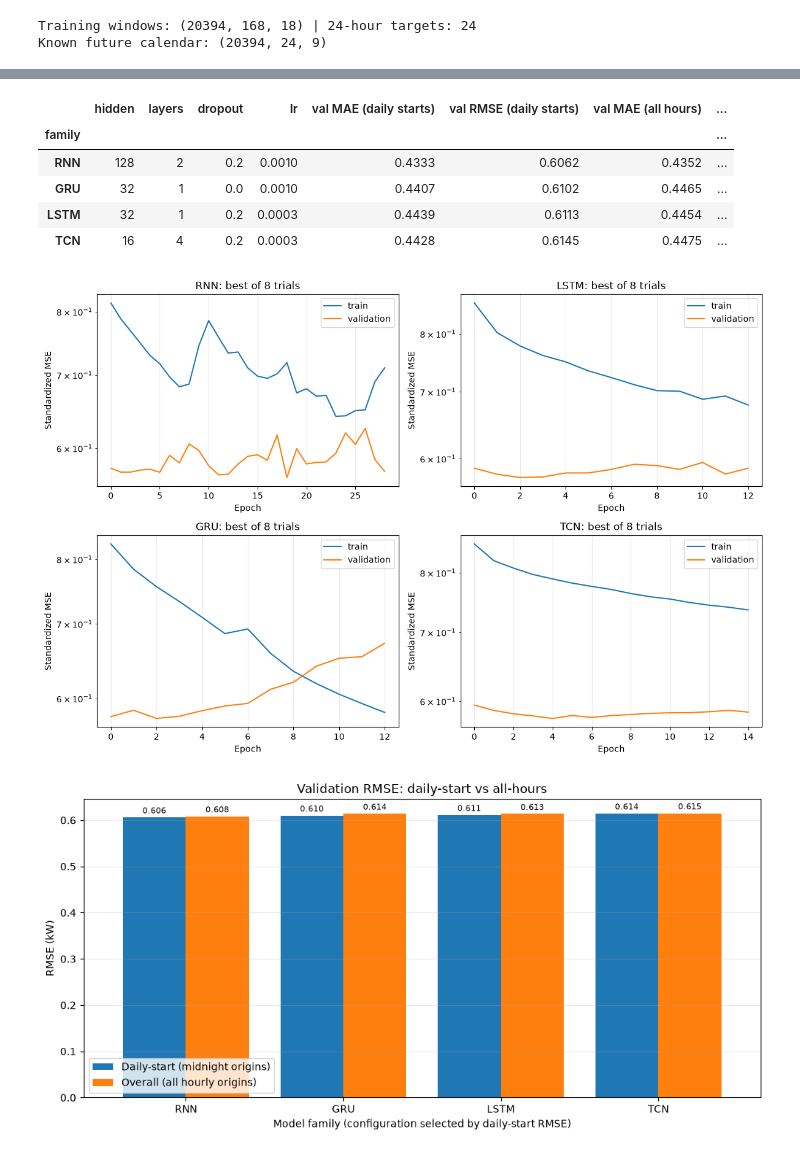
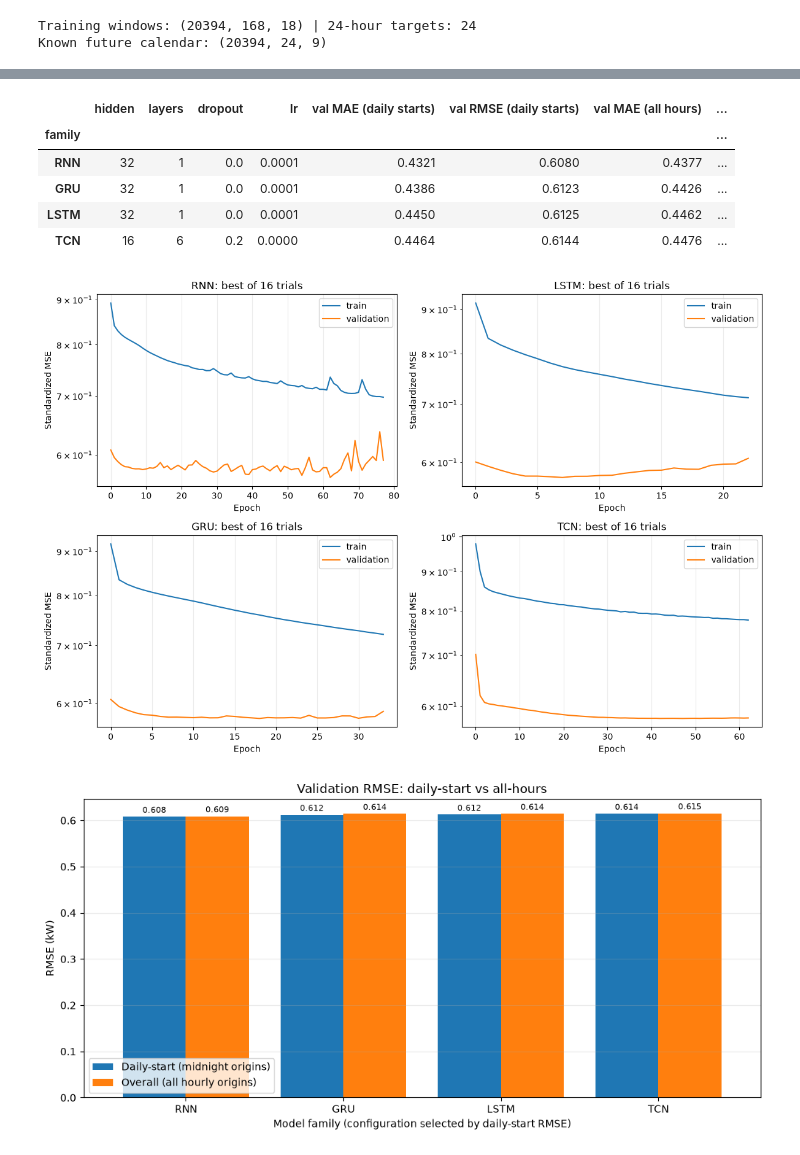
Before and after one commit to ahazen1/AISE4010, a Jupyter notebook: AISE4010_Project_Group11_Stage2.ipynb, the cells around one changed output, grey strips where cells are left out. Drawn from its saved outputs; the diff is of its cells as text; code cells hidden in the pictures.

```diff
--- a/AISE4010_Project_Group11_Stage2.ipynb
+++ b/AISE4010_Project_Group11_Stage2.ipynb
@@ -242,7 +242,7 @@ import time
 from torch import nn
 
 BATCH = 64
-MAX_EPOCHS, PATIENCE = 100, 10
+MAX_EPOCHS, PATIENCE = 150, 15
 
 def evaluate(y_true, y_pred, mask=None):
     error = y_pred - y_true
@@ -264,7 +264,7 @@ def predict(model, X, future):
         ]
     return torch.cat(batches).numpy()
 
-def fit(build, train, val, lr=3e-4, batch_size=BATCH, weight_decay=1e-2,
+def fit(build, train, val, lr=1e-4, batch_size=BATCH, weight_decay=1e-2,
         max_epochs=MAX_EPOCHS, patience=PATIENCE):
     """Train with validation-MSE early stopping and return the best checkpoint and loss history."""
     set_seed()
@@ -404,26 +404,42 @@ Each model consumes `(batch, 168, features)` plus calendar covariates shaped `(b
 import os
 import matplotlib.pyplot as plt
 
-# Eight comparable configurations are evaluated for every family (32 fits total).
+# Sixteen comparable configurations are evaluated for every family (64 fits total).
 recurrent_trials = [
-    {'hidden': 32, 'layers': 1, 'dropout': 0.0, 'lr': 1e-3},
-    {'hidden': 32, 'layers': 2, 'dropout': 0.1, 'lr': 3e-4},
-    {'hidden': 64, 'layers': 1, 'dropout': 0.2, 'lr': 1e-4},
-    {'hidden': 64, 'layers': 2, 'dropout': 0.0, 'lr': 3e-4},
-    {'hidden': 128, 'layers': 1, 'dropout': 0.1, 'lr': 1e-4},
-    {'hidden': 128, 'layers': 2, 'dropout': 0.2, 'lr': 1e-3},
-    {'hidden': 32, 'layers': 1, 'dropout': 0.2, 'lr': 3e-4},
-    {'hidden': 64, 'layers': 2, 'dropout': 0.1, 'lr': 1e-3},
+    {'hidden': 32, 'layers': 1, 'dropout': 0.0, 'lr': 1e-4},
+    {'hidden': 32, 'layers': 2, 'dropout': 0.1, 'lr': 3e-5},
+    {'hidden': 64, 'layers': 1, 'dropout': 0.2, 'lr': 1e-5},
+    {'hidden': 64, 'layers': 2, 'dropout': 0.0, 'lr': 3e-5},
+    {'hidden': 128, 'layers': 1, 'dropout': 0.1, 'lr': 1e-5},
+    {'hidden': 128, 'layers': 2, 'dropout': 0.2, 'lr': 1e-4},
+    {'hidden': 32, 'layers': 1, 'dropout': 0.2, 'lr': 3e-5},
+    {'hidden': 64, 'layers': 2, 'dropout': 0.1, 'lr': 1e-4},
+    {'hidden': 32, 'layers': 1, 'dropout': 0.1, 'lr': 1e-5},
+    {'hidden': 32, 'layers': 2, 'dropout': 0.0, 'lr': 1e-4},
+    {'hidden': 64, 'layers': 1, 'dropout': 0.0, 'lr': 3e-5},
+    {'hidden': 64, 'layers': 2, 'dropout': 0.2, 'lr': 1e-5},
+    {'hidden': 128, 'layers': 1, 'dropout': 0.0, 'lr': 3e-5},
+    {'hidden': 128, 'layers': 2, 'dropout': 0.1, 'lr': 1e-5},
+    {'hidden': 32, 'layers': 2, 'dropout': 0.2, 'lr': 1e-5},
+    {'hidden': 64, 'layers': 1, 'dropout': 0.1, 'lr': 1e-4},
 ]
 tcn_trials = [
-    {'hidden': 16, 'layers': 4, 'dropout': 0.0, 'kernel_size': 3, 'lr': 1e-3},
-    {'hidden': 16, 'layers': 6, 'dropout': 0.1, 'kernel_size': 3, 'lr': 3e-4},
-    {'hidden': 32, 'layers': 4, 'dropout': 0.2, 'kernel_size': 3, 'lr': 1e-4},
-    {'hidden': 32, 'layers': 6, 'dropout': 0.0, 'kernel_size': 3, 'lr': 3e-4},
-    {'hidden': 64, 'layers': 4, 'dropout': 0.1, 'kernel_size': 3, 'lr': 1e-4},
-    {'hidden': 64, 'layers': 6, 'dropout': 0.2, 'kernel_size': 3, 'lr': 1e-3},
-    {'hidden': 16, 'layers': 4, 'dropout': 0.2, 'kernel_size': 3, 'lr': 3e-4},
-    {'hidden': 32, 'layers': 6, 'dropout': 0.1, 'kernel_size': 3, 'lr': 1e-3},
+    {'hidden': 16, 'layers': 4, 'dropout': 0.0, 'kernel_size': 3, 'lr': 1e-4},
+    {'hidden': 16, 'layers': 6, 'dropout': 0.1, 'kernel_size': 3, 'lr': 3e-5},
+    {'hidden': 32, 'layers': 4, 'dropout': 0.2, 'kernel_size': 3, 'lr': 1e-5},
+    {'hidden': 32, 'layers': 6, 'dropout': 0.0, 'kernel_size': 3, 'lr': 3e-5},
+    {'hidden': 64, 'layers': 4, 'dropout': 0.1, 'kernel_size': 3, 'lr': 1e-5},
+    {'hidden': 64, 'layers': 6, 'dropout': 0.2, 'kernel_size': 3, 'lr': 1e-4},
+    {'hidden': 16, 'layers': 4, 'dropout': 0.2, 'kernel_size': 3, 'lr': 3e-5},
+    {'hidden': 32, 'layers': 6, 'dropout': 0.1, 'kernel_size': 3, 'lr': 1e-4},
+    {'hidden': 16, 'layers': 6, 'dropout': 0.0, 'kernel_size': 3, 'lr': 1e-5},
+    {'hidden': 16, 'layers': 4, 'dropout': 0.1, 'kernel_size': 3, 'lr': 1e-4},
+    {'hidden': 32, 'layers': 4, 'dropout': 0.0, 'kernel_size': 3, 'lr': 3e-5},
+    {'hidden': 32, 'layers': 6, 'dropout': 0.2, 'kernel_size': 3, 'lr': 1e-5},
+    {'hidden': 64, 'layers': 4, 'dropout': 0.0, 'kernel_size': 3, 'lr': 3e-5},
+    {'hidden': 64, 'layers': 6, 'dropout': 0.1, 'kernel_size': 3, 'lr': 1e-5},
+    {'hidden': 16, 'layers': 6, 'dropout': 0.2, 'kernel_size': 3, 'lr': 3e-5},
+    {'hidden': 32, 'layers': 4, 'dropout': 0.1, 'kernel_size': 3, 'lr': 1e-4},
 ]
 
 train_data = (X_train, y_train, future_calendar['train'])
@@ -463,7 +479,7 @@ for family in stage2_builders:
                 'config': model_config,
                 'train_config': {'lr': config['lr'], 'batch_size': BATCH, 'weight_decay': 1e-2},
             }
-        print(f'{family} trial {trial_index}/8: daily-start RMSE={daily_metrics["RMSE"]:.4f} kW')
+        print(f'{family} trial {trial_index}/{len(configs)}: daily-start RMSE={daily_metrics["RMSE"]:.4f} kW')
     stage2_best_by_family[family] = family_best
 
 stage2_hpo_results = pd.DataFrame(stage2_trials).sort_values(
@@ -481,7 +497,7 @@ fig, axes = plt.subplots(2, 2, figsize=(12, 8), sharex=False)
 for ax, (family, best) in zip(axes.flat, stage2_best_by_family.items()):
     ax.plot(best['history']['train'], label='train')
     ax.plot(best['history']['val'], label='validation')
-    ax.set(title=f'{family}: best of 8 trials', xlabel='Epoch', ylabel='Standardized MSE')
+    ax.set(title=f'{family}: best of {len(tcn_trials if family == "TCN" else recurrent_trials)} trials', xlabel='Epoch', ylabel='Standardized MSE')
     ax.set_yscale('log')
     ax.grid(True, alpha=0.25)
     ax.legend()
@@ -522,11 +538,11 @@ TCN trial 8/8: daily-start RMSE=0.6148 kW
 Best configuration per family (all tuning/selection uses validation only):
 |  | hidden | layers | dropout | lr | val MAE (daily starts) | val RMSE (daily starts) | val MAE (all hours) | ... |
 | family |  |  |  |  |  |  |  | ... |
-| RNN | 128 | 2 | 0.2 | 0.0010 | 0.4333 | 0.6062 | 0.4352 | ... |
-| GRU | 32 | 1 | 0.0 | 0.0010 | 0.4407 | 0.6102 | 0.4465 | ... |
-| LSTM | 32 | 1 | 0.2 | 0.0003 | 0.4439 | 0.6113 | 0.4454 | ... |
-| TCN | 16 | 4 | 0.2 | 0.0003 | 0.4428 | 0.6145 | 0.4475 | ... |
+| RNN | 32 | 1 | 0.0 | 0.0001 | 0.4321 | 0.6080 | 0.4377 | ... |
+| GRU | 32 | 1 | 0.0 | 0.0001 | 0.4386 | 0.6123 | 0.4426 | ... |
+| LSTM | 32 | 1 | 0.0 | 0.0001 | 0.4450 | 0.6125 | 0.4462 | ... |
+| TCN | 16 | 6 | 0.2 | 0.0000 | 0.4464 | 0.6144 | 0.4476 | ... |
-[figure, old version]
+[figure, new version]
 [figure]
 # %% [markdown]
 ### Validation-only tuning and diagnostics
```
Also changed, not shown: parts of 5 cells of this notebook, 1 other file.
